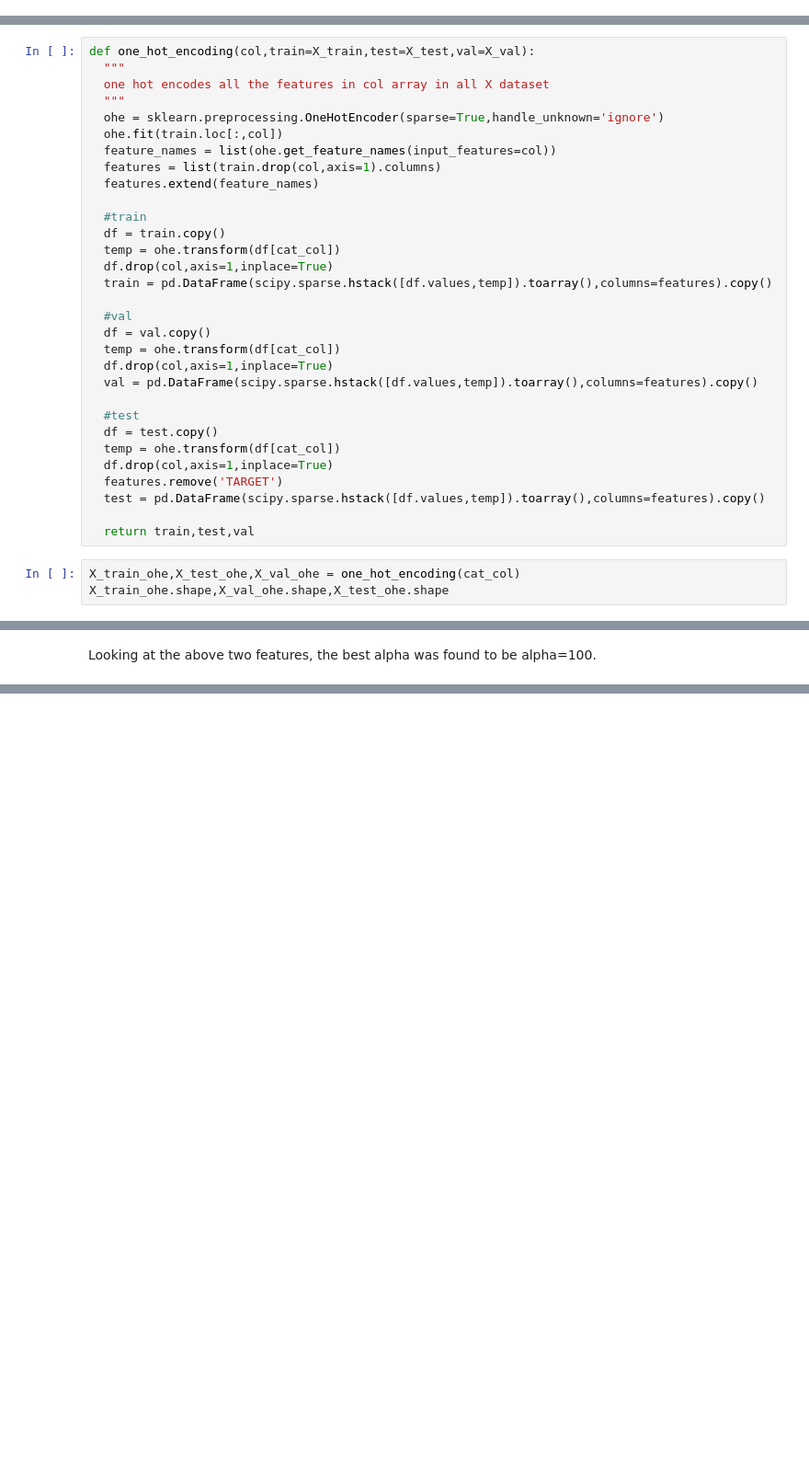
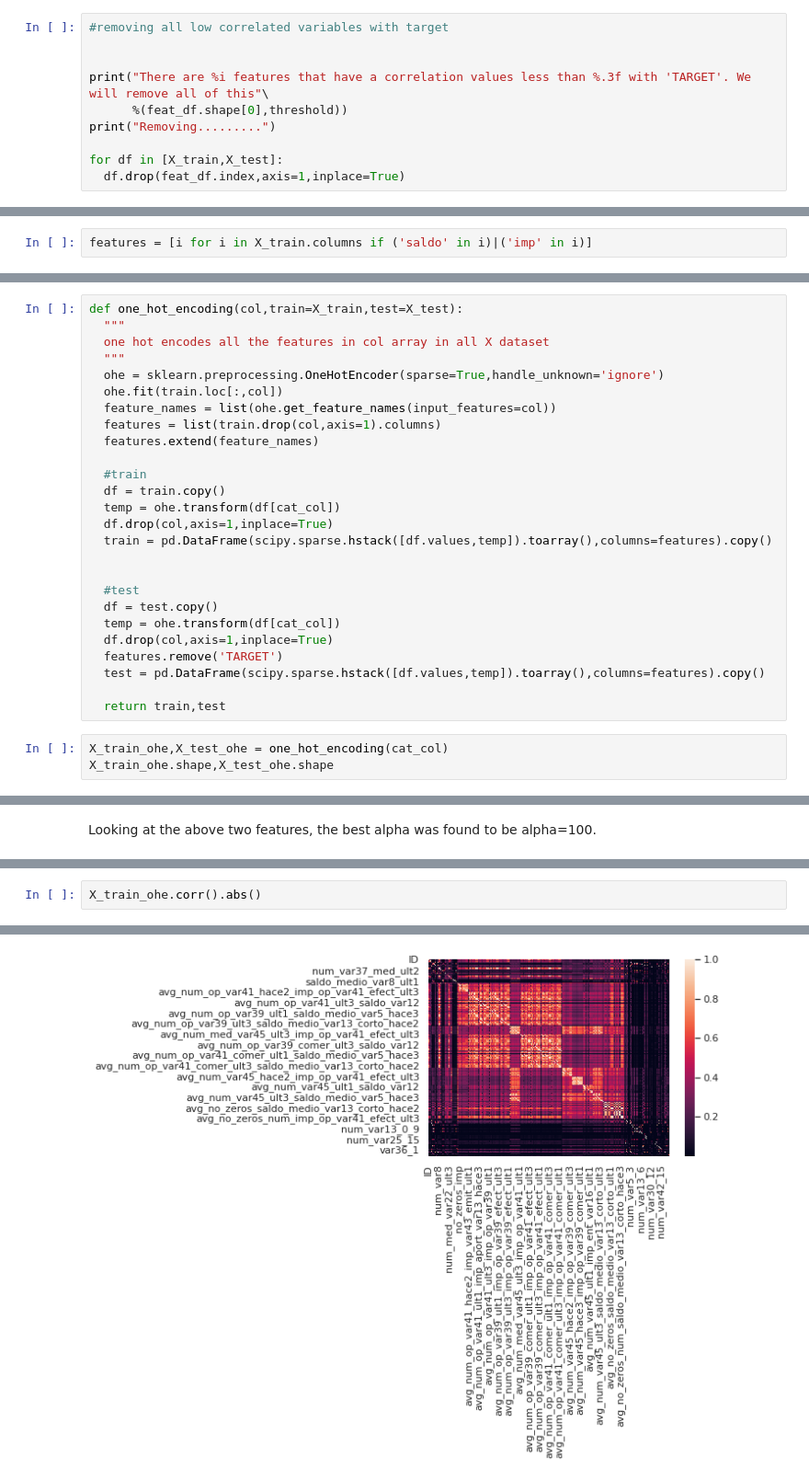
Before and after one commit to agno-nymous/Santander-Customer-Satisfaction, a Jupyter notebook: Feature_Engineering.ipynb, the cells around one changed output, grey strips where cells are left out. Shown: that part at 92% size. Cells and saved outputs as stored; diff of their text form; blank space fills up the shorter version.

```diff
--- a/Feature_Engineering.ipynb
+++ b/Feature_Engineering.ipynb
@@ -72,0 +118,10 @@ X_train.shape,X_val.shape,X_test.shape
+# %%
+#removing all low correlated variables with target
+
+
+print("There are %i features that have a correlation values less than %.3f with 'TARGET'. We will remove all of this"\
+      %(feat_df.shape[0],threshold))
+print("Removing.........")
+
+for df in [X_train,X_test]:
+  df.drop(feat_df.index,axis=1,inplace=True)
@@ -72,0 +168,2 @@ X_train.shape,X_val.shape,X_test.shape
+# %%
+features = [i for i in X_train.columns if ('saldo' in i)|('imp' in i)]
@@ -87,5 +202,5 @@ We will create new datasets which use one hot encoding,response encoding and als
 # %%
-def one_hot_encoding(col,train=X_train,test=X_test,val=X_val):
+def one_hot_encoding(col,train=X_train,test=X_test):
   """
   one hot encodes all the features in col array in all X dataset
   """
@@ -101,11 +216,6 @@ def one_hot_encoding(col,train=X_train,test=X_test,val=X_val):
   df.drop(col,axis=1,inplace=True)
   train = pd.DataFrame(scipy.sparse.hstack([df.values,temp]).toarray(),columns=features).copy()
 
-  #val
-  df = val.copy()
-  temp = ohe.transform(df[cat_col])
-  df.drop(col,axis=1,inplace=True)
-  val = pd.DataFrame(scipy.sparse.hstack([df.values,temp]).toarray(),columns=features).copy()
 
   #test
   df = test.copy()
@@ -114,8 +224,8 @@ def one_hot_encoding(col,train=X_train,test=X_test,val=X_val):
   features.remove('TARGET')
   test = pd.DataFrame(scipy.sparse.hstack([df.values,temp]).toarray(),columns=features).copy()
 
-  return train,test,val
+  return train,test
 # %%
-X_train_ohe,X_test_ohe,X_val_ohe = one_hot_encoding(cat_col)
-X_train_ohe.shape,X_val_ohe.shape,X_test_ohe.shape
+X_train_ohe,X_test_ohe = one_hot_encoding(cat_col)
+X_train_ohe.shape,X_test_ohe.shape
 # %% [output]
@@ -207,0 +316,3 @@ X_train_re.shape,X_val_re.shape,X_test_re.shape
+# %%
+X_train_ohe.corr().abs()
+# %% [output]
@@ -207,0 +320 @@ X_train_re.shape,X_val_re.shape,X_test_re.shape
+[figure, added]
```
Also changed, not shown: parts of 32 cells of this notebook.
